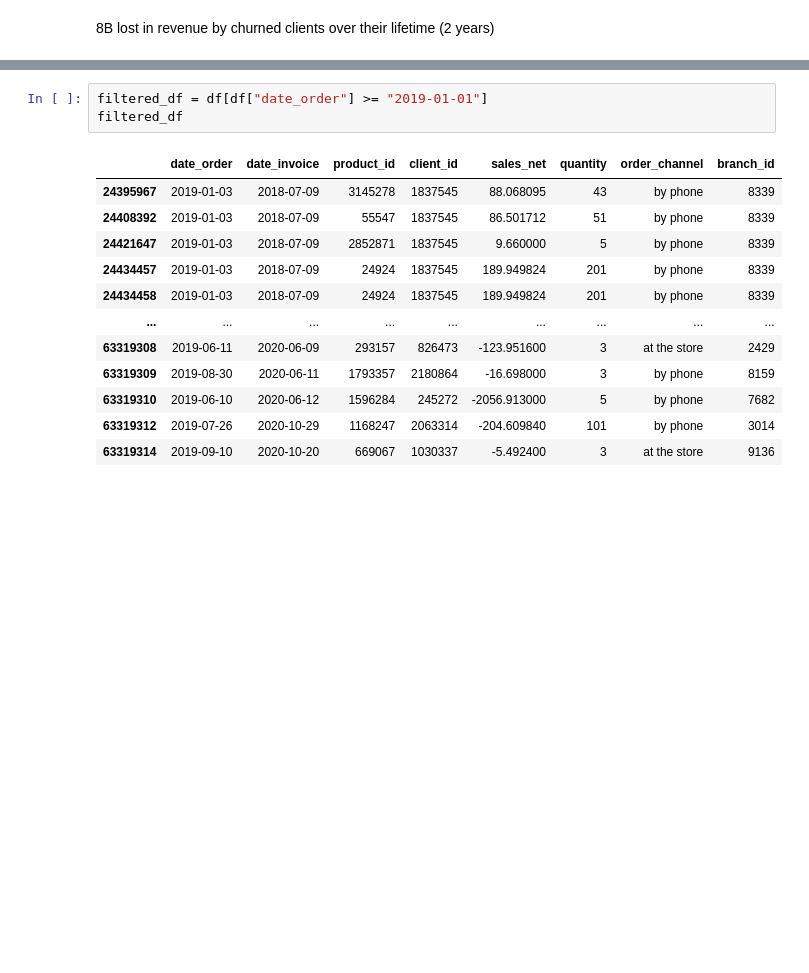
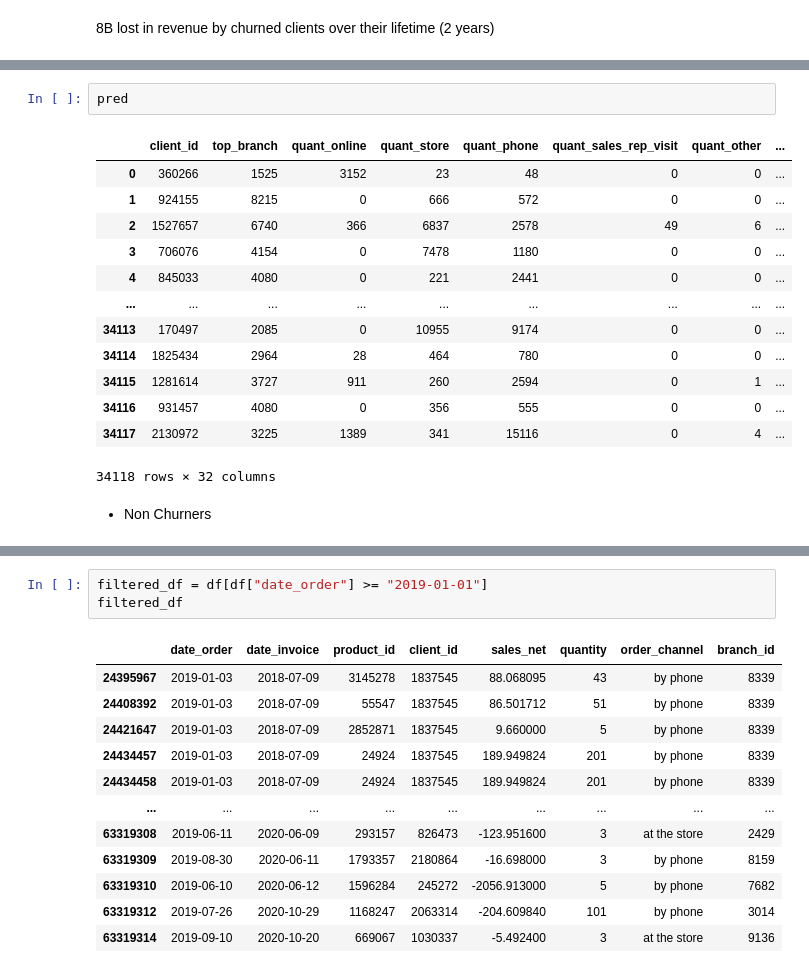
Before and after one commit to dorabijvoet/bcg_strat, a Jupyter notebook: notebooks/eda.ipynb, the cells around one changed output, grey strips where cells are left out. Drawn from its saved outputs; the diff is of its cells as text; blank space fills up the shorter version.

```diff
--- a/notebooks/eda.ipynb
+++ b/notebooks/eda.ipynb
@@ -300,0 +586,18 @@ np.float64(8297080676.7241955)
+# %%
+pred
+# %% [output]
+|  | client_id | top_branch | quant_online | quant_store | quant_phone | quant_sales_rep_visit | quant_other | ... |
+| 0 | 360266 | 1525 | 3152 | 23 | 48 | 0 | 0 | ... |
+| 1 | 924155 | 8215 | 0 | 666 | 572 | 0 | 0 | ... |
+| 2 | 1527657 | 6740 | 366 | 6837 | 2578 | 49 | 6 | ... |
+| 3 | 706076 | 4154 | 0 | 7478 | 1180 | 0 | 0 | ... |
+| 4 | 845033 | 4080 | 0 | 221 | 2441 | 0 | 0 | ... |
+| ... | ... | ... | ... | ... | ... | ... | ... | ... |
+| 34113 | 170497 | 2085 | 0 | 10955 | 9174 | 0 | 0 | ... |
+| 34114 | 1825434 | 2964 | 28 | 464 | 780 | 0 | 0 | ... |
+| 34115 | 1281614 | 3727 | 911 | 260 | 2594 | 0 | 1 | ... |
+| 34116 | 931457 | 4080 | 0 | 356 | 555 | 0 | 0 | ... |
+| 34117 | 2130972 | 3225 | 1389 | 341 | 15116 | 0 | 4 | ... |
+34118 rows × 32 columns
+# %% [markdown]
+- Non Churners
```
Also changed, not shown: parts of 49 cells of this notebook, 1 other file.
